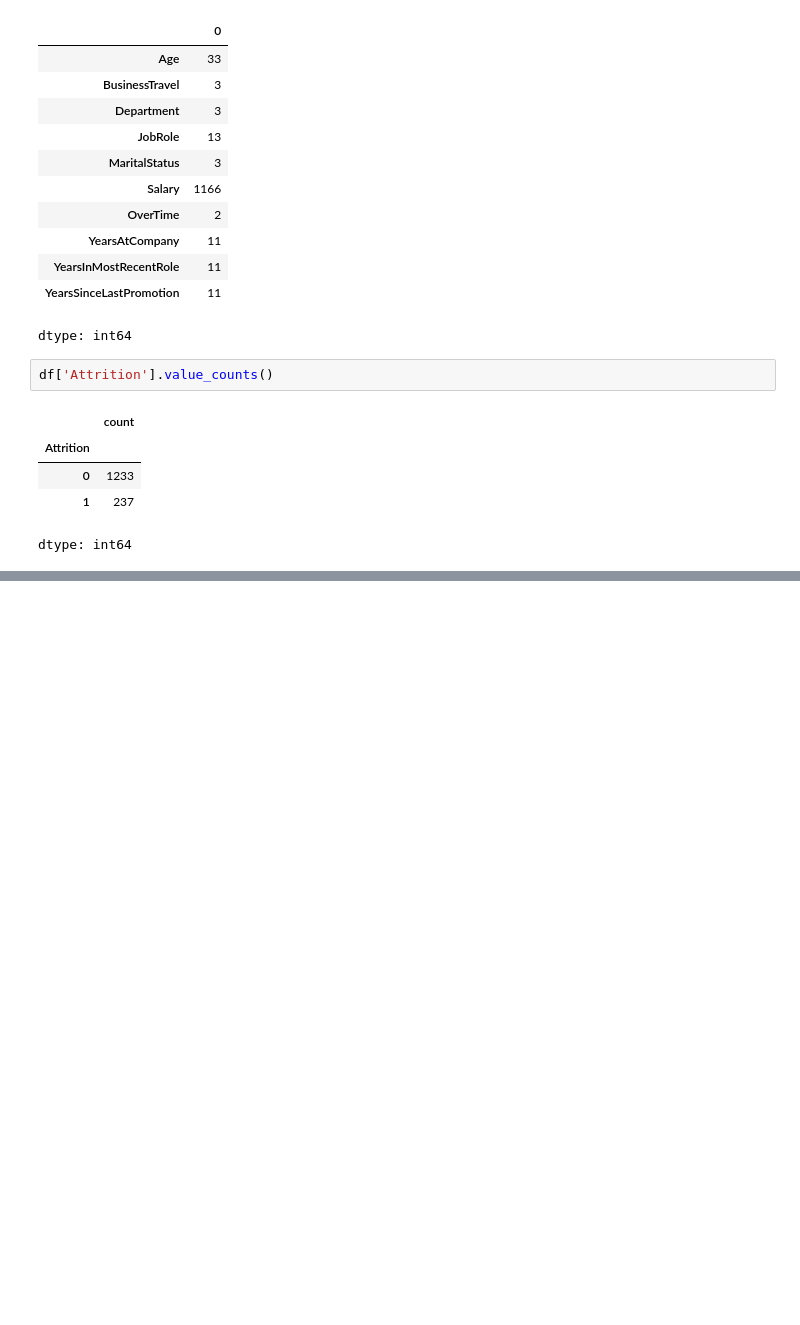
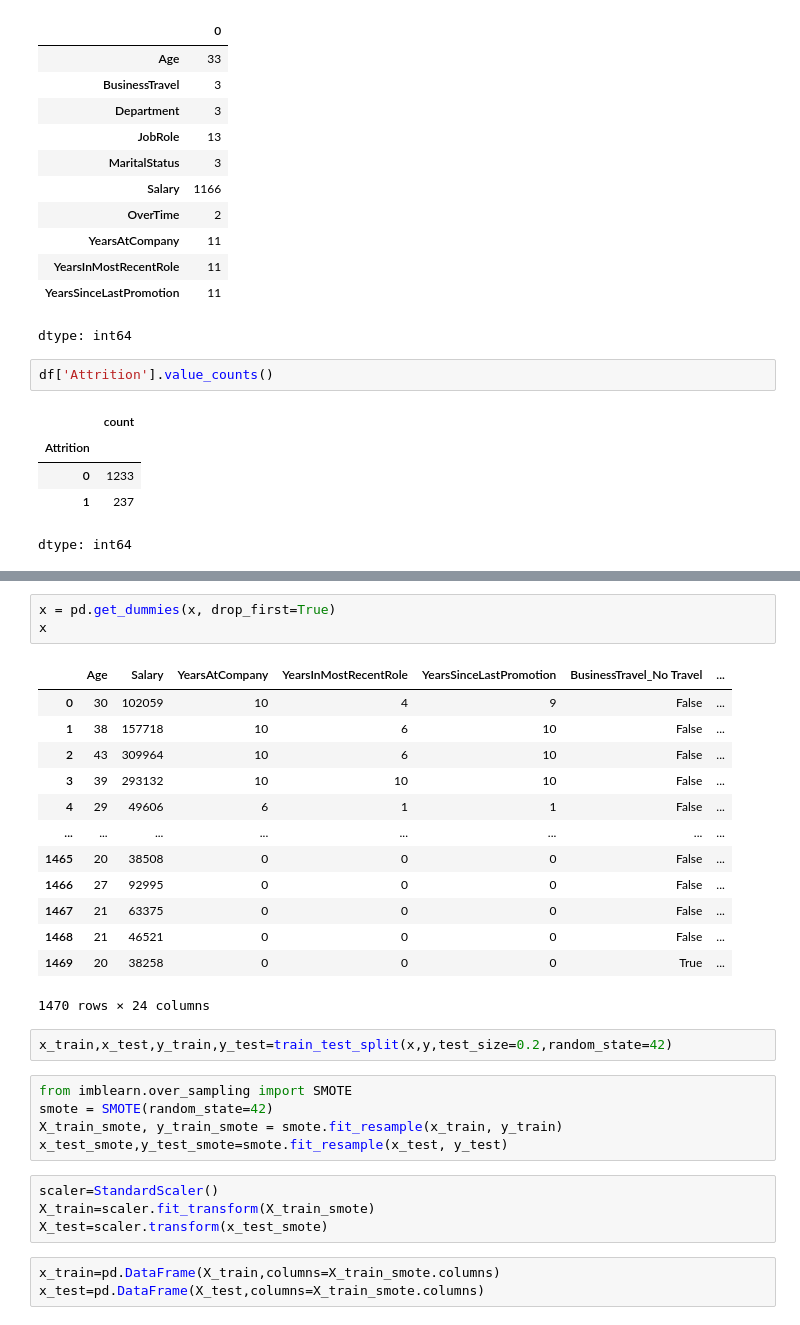
Before and after one commit to aadi-kanwar/Employee-Attrition, a Jupyter notebook: Employee_Attrition.ipynb, the cells around one changed output, grey strips where cells are left out. Drawn from its saved outputs; the diff is of its cells as text; blank space fills up the shorter version.

```diff
--- a/Employee_Attrition.ipynb
+++ b/Employee_Attrition.ipynb
@@ -886,0 +908,31 @@ dtype: int64
+# %%
+x = pd.get_dummies(x, drop_first=True)
+x
+# %% [output]
+|  | Age | Salary | YearsAtCompany | YearsInMostRecentRole | YearsSinceLastPromotion | BusinessTravel_No Travel | ... |
+| 0 | 30 | 102059 | 10 | 4 | 9 | False | ... |
+| 1 | 38 | 157718 | 10 | 6 | 10 | False | ... |
+| 2 | 43 | 309964 | 10 | 6 | 10 | False | ... |
+| 3 | 39 | 293132 | 10 | 10 | 10 | False | ... |
+| 4 | 29 | 49606 | 6 | 1 | 1 | False | ... |
+| ... | ... | ... | ... | ... | ... | ... | ... |
+| 1465 | 20 | 38508 | 0 | 0 | 0 | False | ... |
+| 1466 | 27 | 92995 | 0 | 0 | 0 | False | ... |
+| 1467 | 21 | 63375 | 0 | 0 | 0 | False | ... |
+| 1468 | 21 | 46521 | 0 | 0 | 0 | False | ... |
+| 1469 | 20 | 38258 | 0 | 0 | 0 | True | ... |
+1470 rows × 24 columns
+# %%
+x_train,x_test,y_train,y_test=train_test_split(x,y,test_size=0.2,random_state=42)
+# %%
+from imblearn.over_sampling import SMOTE
+smote = SMOTE(random_state=42)
+X_train_smote, y_train_smote = smote.fit_resample(x_train, y_train)
+x_test_smote,y_test_smote=smote.fit_resample(x_test, y_test)
+# %%
+scaler=StandardScaler()
+X_train=scaler.fit_transform(X_train_smote)
+X_test=scaler.transform(x_test_smote)
+# %%
+x_train=pd.DataFrame(X_train,columns=X_train_smote.columns)
+x_test=pd.DataFrame(X_test,columns=X_train_smote.columns)
```
Also changed, not shown: parts of 10 cells of this notebook.
